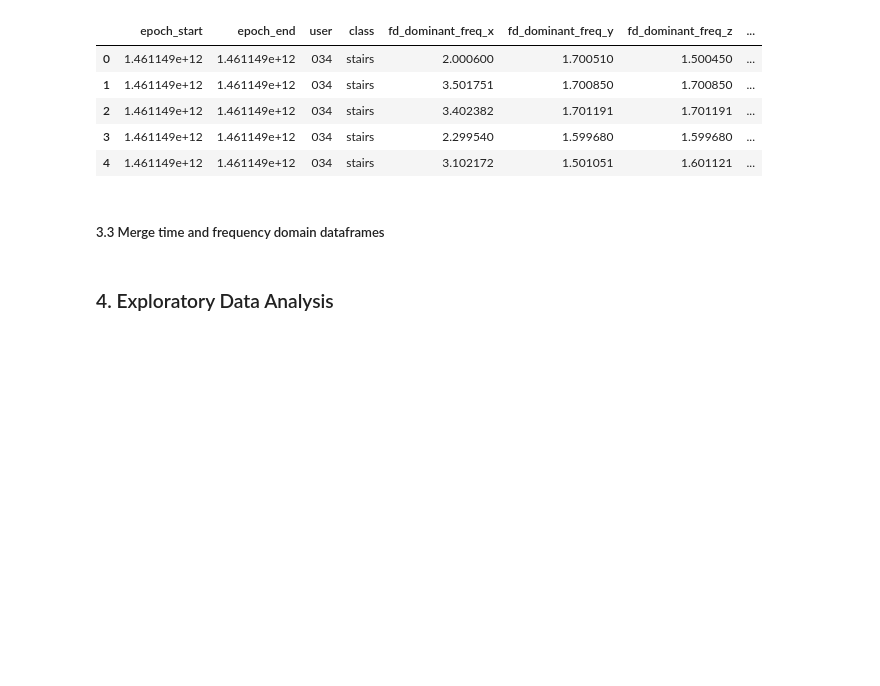
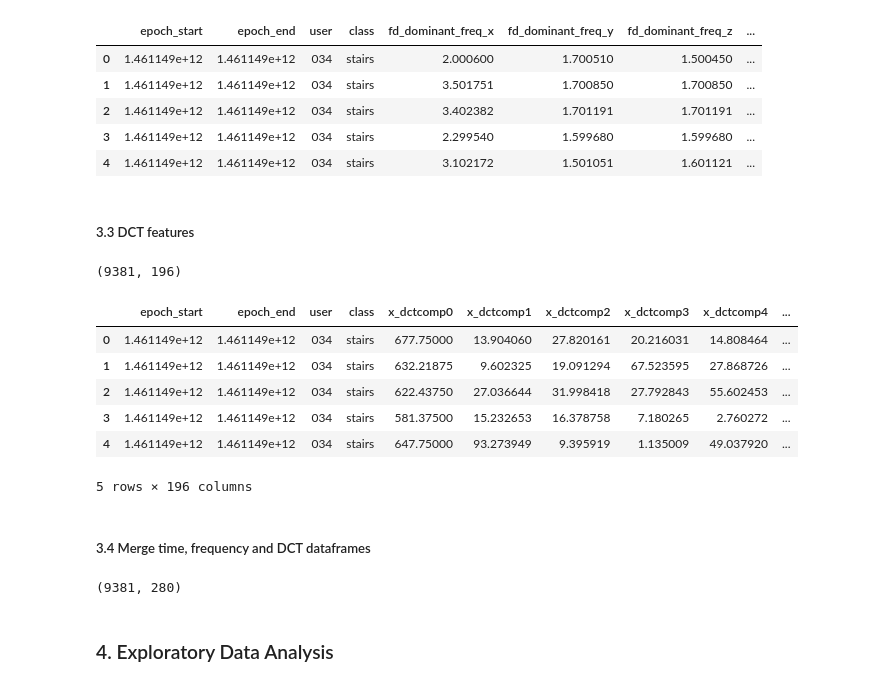
Before and after one commit to raichandanisagar/human-activity-recognition, a Jupyter notebook: src/build_train_test.ipynb, the cells around one changed output. Saved outputs shown, nothing was run; the diff lists cells and outputs as text; code cells hidden in the pictures; blank space fills up the shorter version.

```diff
--- a/src/build_train_test.ipynb
+++ b/src/build_train_test.ipynb
@@ -412,18 +417,69 @@ freq_domain_df.head()
 | 2 | 1.461149e+12 | 1.461149e+12 | 034 | stairs | 3.402382 | 1.701191 | 1.701191 | ... |
 | 3 | 1.461149e+12 | 1.461149e+12 | 034 | stairs | 2.299540 | 1.599680 | 1.599680 | ... |
 | 4 | 1.461149e+12 | 1.461149e+12 | 034 | stairs | 3.102172 | 1.501051 | 1.601121 | ... |
+# %% [markdown]
+##### 3.3 DCT features
+# %%
+def build_dct_domain_features(time_windows):
+
+    dct_axis = ['x','y','z','m']
+    dct_col = ['epoch_start', 'epoch_end', 'user', 'class']
+    dct_features = []
+    n_comps = 48
+
+    for ax in dct_axis:
+        dct_col.extend(['{}_dctcomp{}'.format(ax,i) for i in range(n_comps)])
+
+    for useract_winset in time_windows:
+        for twdf in useract_winset:
+            twdf_features = []
+            twdf_features.extend([twdf['epoch'].min(), twdf['epoch'].max(),
+                                  twdf['user'].unique()[0], twdf['class'].unique()[0]])
+
+            dct_x = np.abs(fftpack.dct(twdf['x'].values))[:n_comps].tolist()
+            dct_y = np.abs(fftpack.dct(twdf['y'].values))[:n_comps].tolist()
+            dct_z = np.abs(fftpack.dct(twdf['z'].values))[:n_comps].tolist()
+            dct_m = np.abs(fftpack.dct(twdf['m'].values))[:n_comps].tolist()
+
+            twdf_features.extend(dct_x)
+            twdf_features.extend(dct_y)
+            twdf_features.extend(dct_z)
+            twdf_features.extend(dct_m)
+
+            dct_features.append(twdf_features)
+
+    dct_domain_df = pd.DataFrame(dct_features, columns=dct_col)
+    return dct_domain_df
+
+dct_domain_df = build_dct_domain_features(time_windows)
+print(dct_domain_df.shape)
+dct_domain_df.head()
+# %% [output]
+(9381, 196)
+|  | epoch_start | epoch_end | user | class | x_dctcomp0 | x_dctcomp1 | x_dctcomp2 | x_dctcomp3 | x_dctcomp4 | ... |
+| 0 | 1.461149e+12 | 1.461149e+12 | 034 | stairs | 677.75000 | 13.904060 | 27.820161 | 20.216031 | 14.808464 | ... |
+| 1 | 1.461149e+12 | 1.461149e+12 | 034 | stairs | 632.21875 | 9.602325 | 19.091294 | 67.523595 | 27.868726 | ... |
+| 2 | 1.461149e+12 | 1.461149e+12 | 034 | stairs | 622.43750 | 27.036644 | 31.998418 | 27.792843 | 55.602453 | ... |
+| 3 | 1.461149e+12 | 1.461149e+12 | 034 | stairs | 581.37500 | 15.232653 | 16.378758 | 7.180265 | 2.760272 | ... |
+| 4 | 1.461149e+12 | 1.461149e+12 | 034 | stairs | 647.75000 | 93.273949 | 9.395919 | 1.135009 | 49.037920 | ... |
+5 rows × 196 columns
 # %% [markdown]
-##### 3.3 Merge time and frequency domain dataframes
+##### 3.4 Merge time, frequency and DCT dataframes
 # %%
 time_freq_domain_df = pd.merge(left=time_domain_df, right=freq_domain_df, left_index=True, right_index=True,
-                               how='outer', suffixes=('', '_drop'))
+                               how='inner', suffixes=('', '_drop'))
 time_freq_domain_df.drop(columns=[col_name for col_name in time_freq_domain_df.columns if '_drop' in col_name],
                          inplace=True)
 
-# save each to a csv for easier access, if needed
-time_domain_df.to_csv('../data/time_domain_windows.csv', index=False)
-freq_domain_df.to_csv('../data/freq_domain_windows.csv', index=False)
-time_freq_domain_df.to_csv('../data/time_freq_domain_windows.csv', index=False)
+time_freq_dct_domain_df = pd.merge(left=time_freq_domain_df, right=dct_domain_df, left_index=True, right_index=True,
+                                   how='inner', suffixes=('', '_drop'))
+time_freq_dct_domain_df.drop(columns=[col_name for col_name in time_freq_domain_df.columns if '_drop' in col_name],
+                             inplace=True)
+
+
+time_freq_dct_domain_df.shape
+# %% [output]
+(9381, 280)
 # %% [markdown]
 ### 4. Exploratory Data Analysis
 # %%
```
Also changed, not shown: parts of 11 cells of this notebook, 7 other files.
